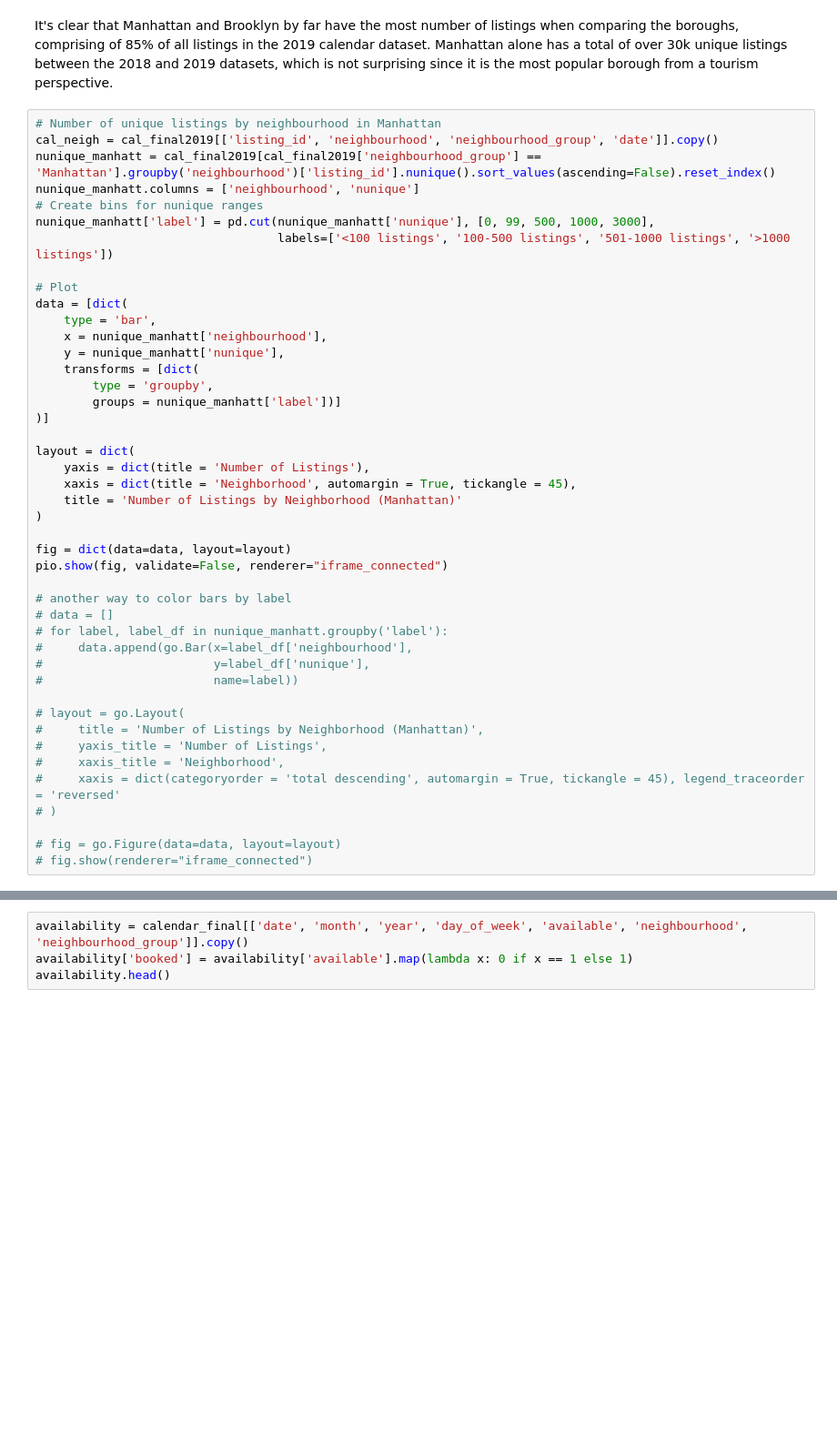
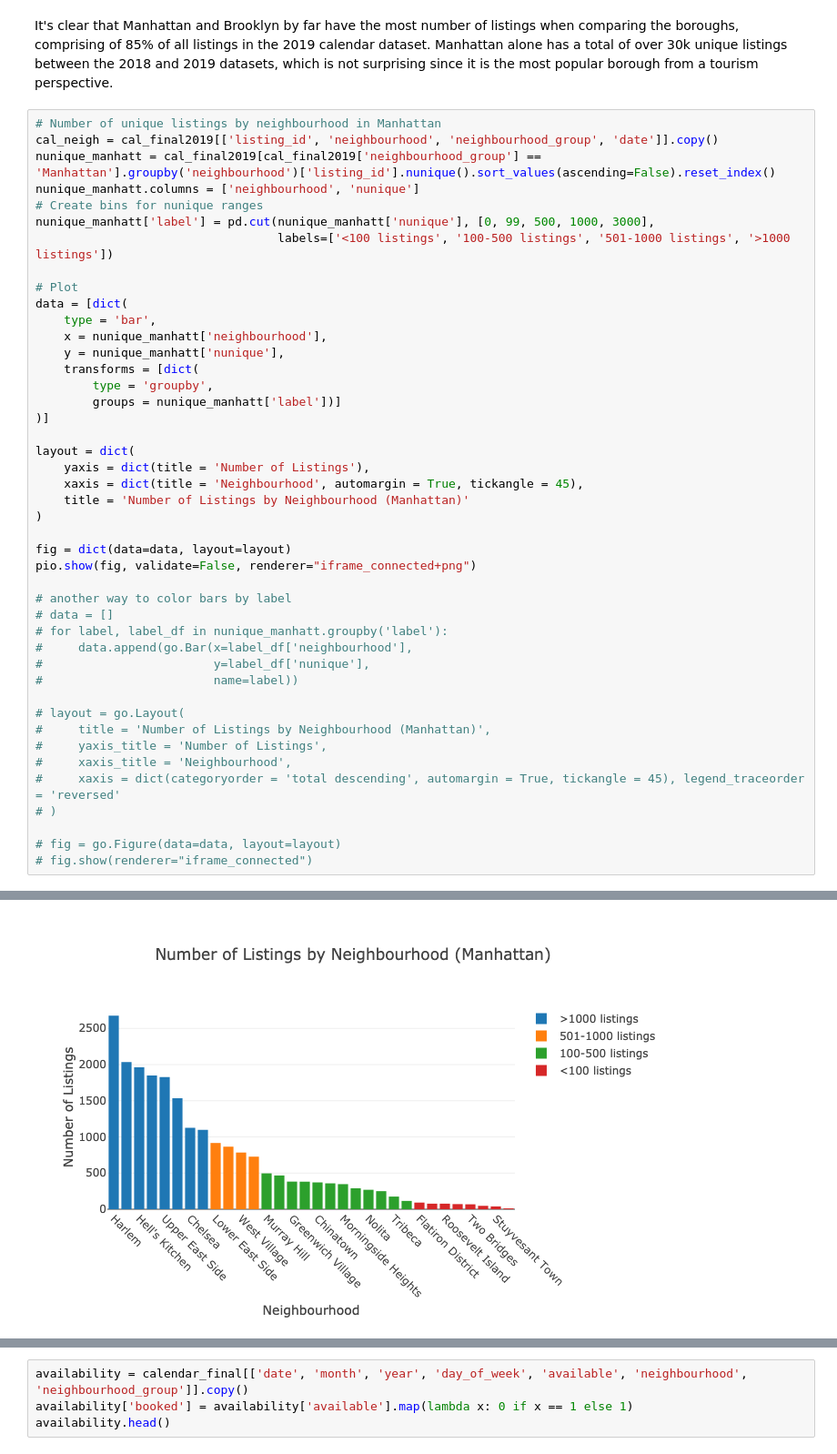
Before and after one commit to f1ndx/Udacity-DSND, a Jupyter notebook: Airbnb NYC EDA/Airbnb_NYC_EDA.ipynb, the cells around one changed output, grey strips where cells are left out. Shown at 91% size. Cells and saved outputs as stored; diff of their text form; blank space fills up the shorter version.

Commit message:
add png renderer for plotly figs

```diff
--- a/Airbnb NYC EDA/Airbnb_NYC_EDA.ipynb
+++ b/Airbnb NYC EDA/Airbnb_NYC_EDA.ipynb
@@ -471,12 +471,12 @@ data = [dict(
 
 layout = dict(
     yaxis = dict(title = 'Number of Listings'),
-    xaxis = dict(title = 'Neighborhood', automargin = True, tickangle = 45),
-    title = 'Number of Listings by Neighborhood (Manhattan)'
+    xaxis = dict(title = 'Neighbourhood', automargin = True, tickangle = 45),
+    title = 'Number of Listings by Neighbourhood (Manhattan)'
 )
 
 fig = dict(data=data, layout=layout)
-pio.show(fig, validate=False, renderer="iframe_connected")
+pio.show(fig, validate=False, renderer="iframe_connected+png")
 
 # another way to color bars by label
 # data = []
@@ -486,9 +486,9 @@ pio.show(fig, validate=False, renderer="iframe_connected")
 #                        name=label))
 
 # layout = go.Layout(
-#     title = 'Number of Listings by Neighborhood (Manhattan)',
+#     title = 'Number of Listings by Neighbourhood (Manhattan)',
 #     yaxis_title = 'Number of Listings',
-#     xaxis_title = 'Neighborhood',
+#     xaxis_title = 'Neighbourhood',
 #     xaxis = dict(categoryorder = 'total descending', automargin = True, tickangle = 45), legend_traceorder = 'reversed'
 # )
 
@@ -499 +498,2 @@ pio.show(fig, validate=False, renderer="iframe_connected")
+[figure, added]
 # %% [markdown]
```
Also changed, not shown: parts of 15 cells of this notebook.
